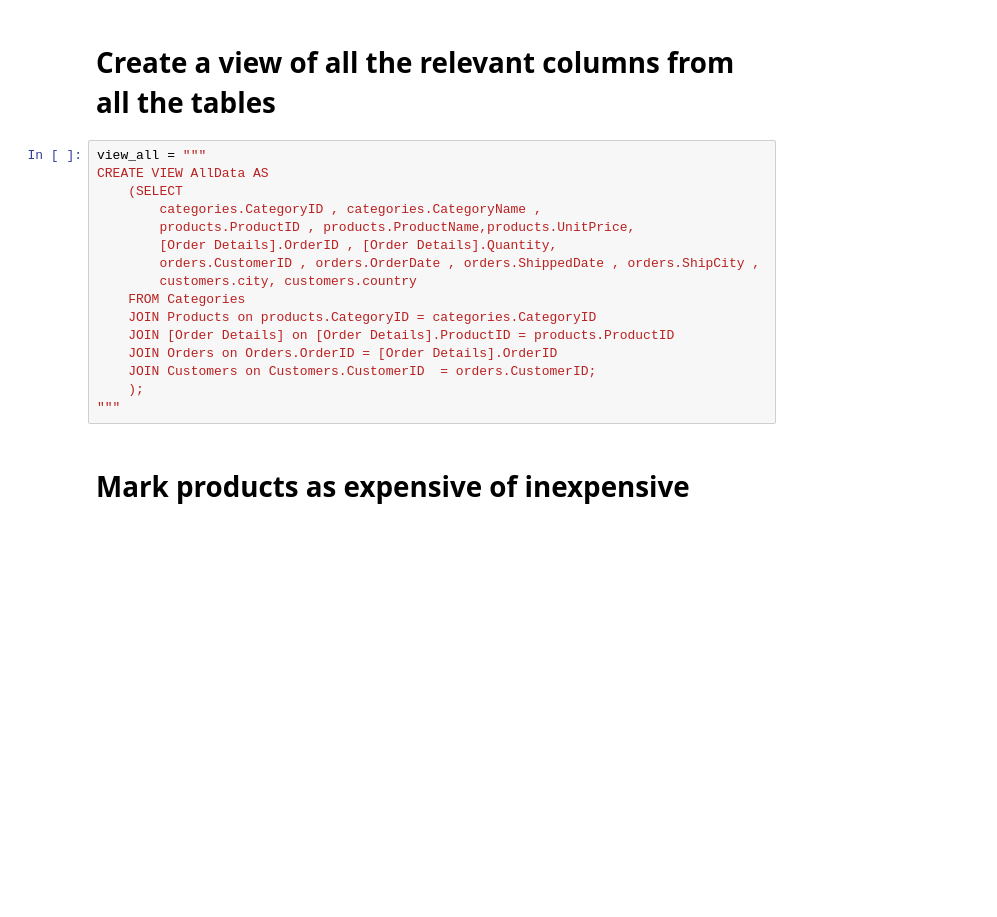
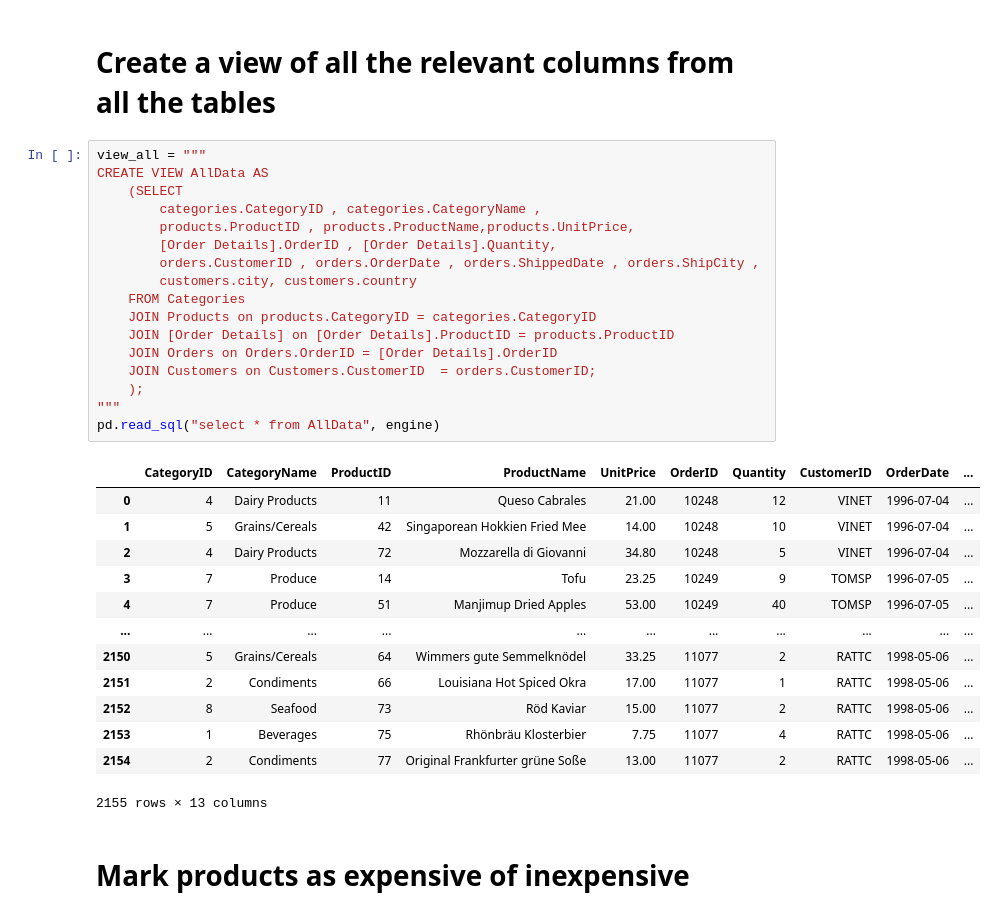
Before and after one commit to josemarcosit/python-streamlit, a Jupyter notebook: northwind.ipynb, the cells around one changed output. Cells and saved outputs as stored; diff of their text form; blank space fills up the shorter version.

```diff
--- a/northwind.ipynb
+++ b/northwind.ipynb
@@ -326,19 +329,34 @@ CREATE VIEW EmployeeAge AS (
 # %%
 view_all = """
 CREATE VIEW AllData AS
 	(SELECT
 		categories.CategoryID , categories.CategoryName ,
 		products.ProductID , products.ProductName,products.UnitPrice,
 		[Order Details].OrderID , [Order Details].Quantity,
 		orders.CustomerID , orders.OrderDate , orders.ShippedDate , orders.ShipCity ,
 		customers.city, customers.country
 	FROM Categories
 	JOIN Products on products.CategoryID = categories.CategoryID
 	JOIN [Order Details] on [Order Details].ProductID = products.ProductID
 	JOIN Orders on Orders.OrderID = [Order Details].OrderID
 	JOIN Customers on Customers.CustomerID  = orders.CustomerID;
 	);
 """
+pd.read_sql("select * from AllData", engine)
+# %% [output]
+|  | CategoryID | CategoryName | ProductID | ProductName | UnitPrice | OrderID | Quantity | CustomerID | OrderDate | ... |
+| 0 | 4 | Dairy Products | 11 | Queso Cabrales | 21.00 | 10248 | 12 | VINET | 1996-07-04 | ... |
+| 1 | 5 | Grains/Cereals | 42 | Singaporean Hokkien Fried Mee | 14.00 | 10248 | 10 | VINET | 1996-07-04 | ... |
+| 2 | 4 | Dairy Products | 72 | Mozzarella di Giovanni | 34.80 | 10248 | 5 | VINET | 1996-07-04 | ... |
+| 3 | 7 | Produce | 14 | Tofu | 23.25 | 10249 | 9 | TOMSP | 1996-07-05 | ... |
+| 4 | 7 | Produce | 51 | Manjimup Dried Apples | 53.00 | 10249 | 40 | TOMSP | 1996-07-05 | ... |
+| ... | ... | ... | ... | ... | ... | ... | ... | ... | ... | ... |
+| 2150 | 5 | Grains/Cereals | 64 | Wimmers gute Semmelknödel | 33.25 | 11077 | 2 | RATTC | 1998-05-06 | ... |
+| 2151 | 2 | Condiments | 66 | Louisiana Hot Spiced Okra | 17.00 | 11077 | 1 | RATTC | 1998-05-06 | ... |
+| 2152 | 8 | Seafood | 73 | Röd Kaviar | 15.00 | 11077 | 2 | RATTC | 1998-05-06 | ... |
+| 2153 | 1 | Beverages | 75 | Rhönbräu Klosterbier | 7.75 | 11077 | 4 | RATTC | 1998-05-06 | ... |
+| 2154 | 2 | Condiments | 77 | Original Frankfurter grüne Soße | 13.00 | 11077 | 2 | RATTC | 1998-05-06 | ... |
+2155 rows × 13 columns
 # %% [markdown]
 # Mark products as expensive of inexpensive
 # %%
```
Also changed, not shown: parts of 3 cells of this notebook.
